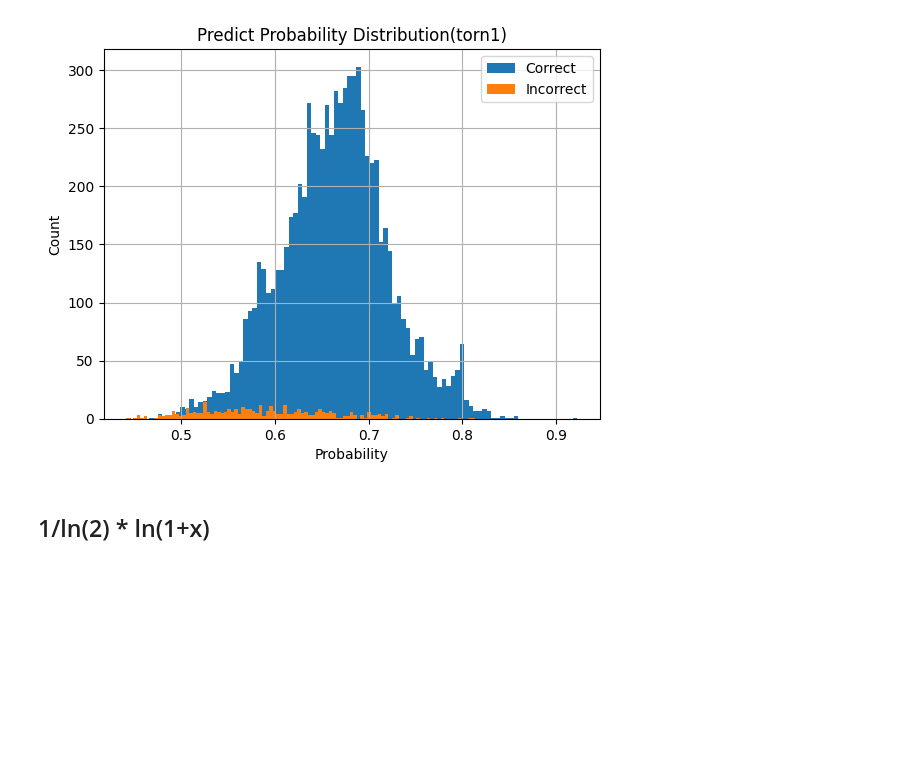
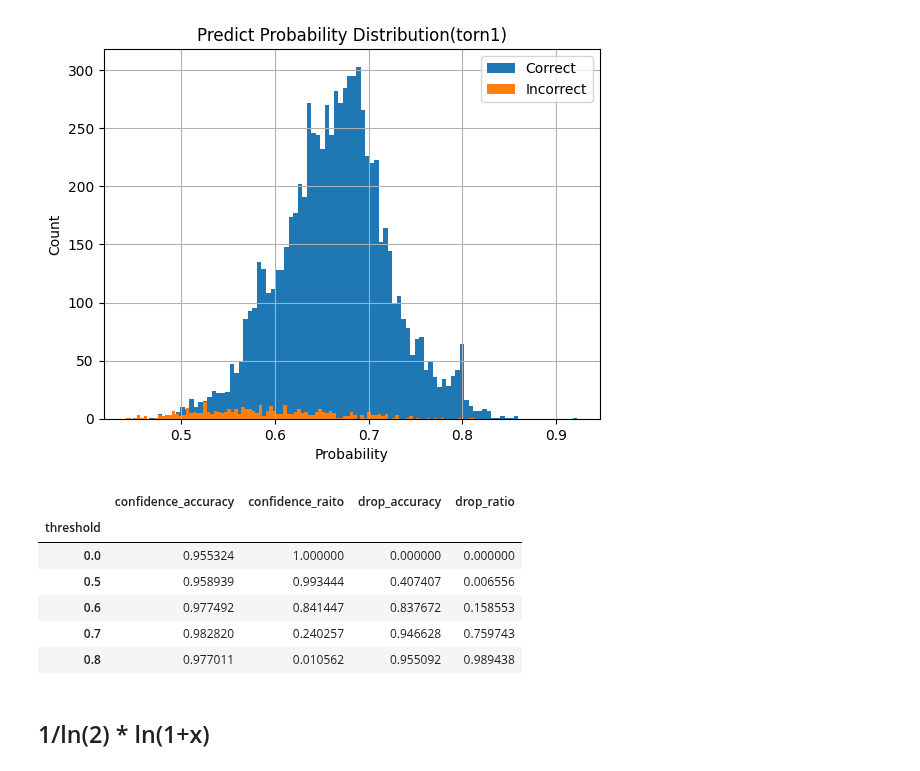
Before and after one commit to rakawanegan/humanactivityrecognition_portfolio, a Jupyter notebook: result/error_bar/cnn1d/analysis.ipynb, the cells around one changed output. Saved outputs shown, nothing was run; the diff lists cells and outputs as text; code cells hidden in the pictures; blank space fills up the shorter version.

```diff
--- a/result/error_bar/cnn1d/analysis.ipynb
+++ b/result/error_bar/cnn1d/analysis.ipynb
@@ -164,6 +188,30 @@ plt.legend(['Correct', 'Incorrect'])
 # %% [output]
 <matplotlib.legend.Legend at 0x...>
 [figure]
+# %%
+thresholds = [0, 0.5, 0.6, 0.7, 0.8]
+results = []
+for threshold in thresholds:
+    df_confidence = df[df['predict_probability_torn1'] > threshold]
+    df_drop = df.loc[list(set(df.index) - set(df_confidence.index)),:]
+    results.append({
+        'threshold': threshold,
+        'confidence_accuracy': calc_accuracy(df_confidence),
+        'confidence_raito': len(df_confidence) / len(df),
+        'drop_accuracy': calc_accuracy(df_drop),
+        'drop_ratio': len(df_drop) / len(df),
+        })
+results = pd.DataFrame(results).fillna(0)
+results = results.set_index('threshold')
+results
+# %% [output]
+|  | confidence_accuracy | confidence_raito | drop_accuracy | drop_ratio |
+| threshold |  |  |  |  |
+| 0.0 | 0.955324 | 1.000000 | 0.000000 | 0.000000 |
+| 0.5 | 0.958939 | 0.993444 | 0.407407 | 0.006556 |
+| 0.6 | 0.977492 | 0.841447 | 0.837672 | 0.158553 |
+| 0.7 | 0.982820 | 0.240257 | 0.946628 | 0.759743 |
+| 0.8 | 0.977011 | 0.010562 | 0.955092 | 0.989438 |
 # %% [markdown]
 ## 1/ln(2) * ln(1+x)
 # %%
```
Also changed, not shown: parts of 2 cells of this notebook.
